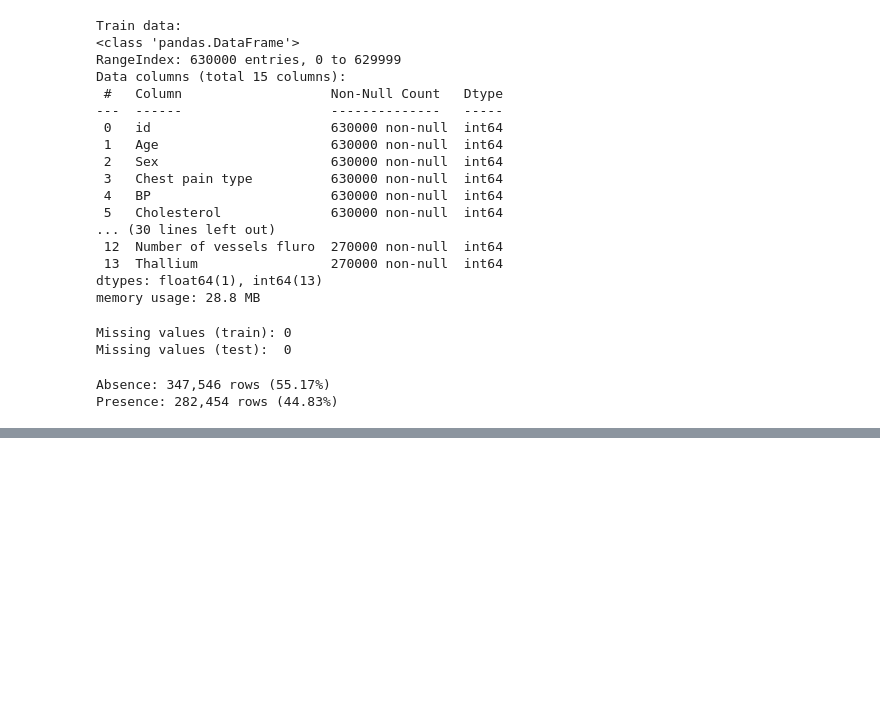
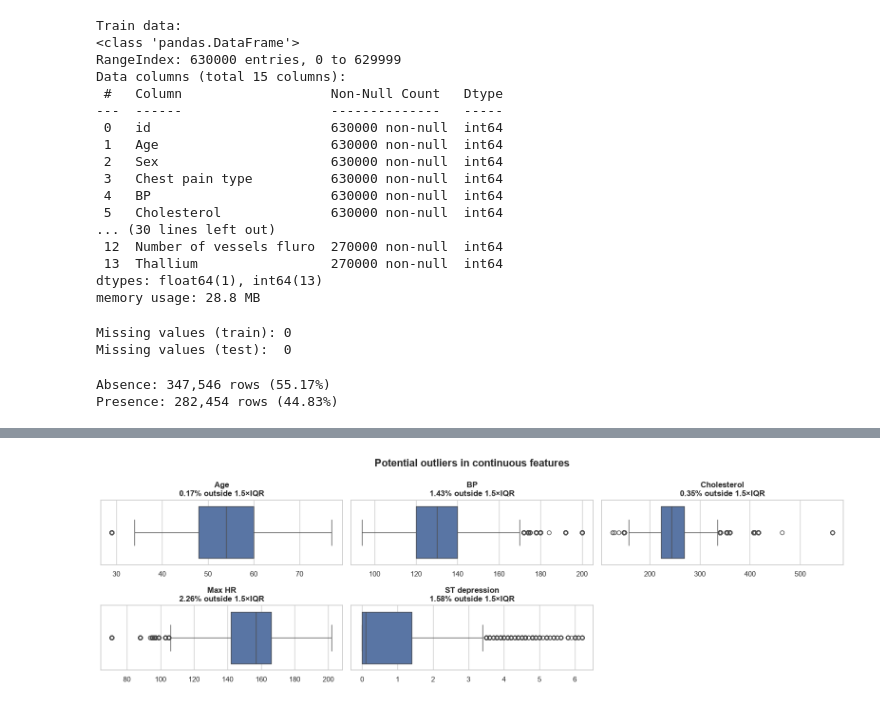
Before and after one commit to Lanes11/heart_disease_kaggle, a Jupyter notebook: main.ipynb, the cells around one changed output, grey strips where cells are left out. Saved outputs shown, nothing was run; the diff lists cells and outputs as text; code cells hidden in the pictures; blank space fills up the shorter version.

```diff
--- a/main.ipynb
+++ b/main.ipynb
@@ -199,0 +177,24 @@ Categorical features: ['Sex', 'Chest pain type', 'FBS over 120', 'EKG results',
+# %%
+fig, axes = plt.subplots(2, 3, figsize=(16, 5))
+axes = axes.ravel()
+
+for ax, col in zip(axes, continuous_features):
+    values = train_df[col].dropna()
+
+    q1, q3 = values.quantile([0.25, 0.75])
+    iqr = q3 - q1
+    outlier_share = ((values < q1 - 1.5 * iqr) | (values > q3 + 1.5 * iqr)).mean() * 100
+
+    sns.boxplot(x=values, ax=ax)
+    ax.set_title(f'{col}\n{outlier_share:.2f}% outside 1.5×IQR', weight='bold')
+    ax.set_xlabel('')
+    ax.set_ylabel('')
+
+for ax in axes[len(continuous_features):]:
+    ax.remove()
+
+fig.suptitle('Potential outliers in continuous features', fontsize=16, weight='bold')
+plt.tight_layout()
+plt.show()
+# %% [output]
+[figure, added]
```
Also changed, not shown: parts of 8 cells of this notebook, 1 other file.
